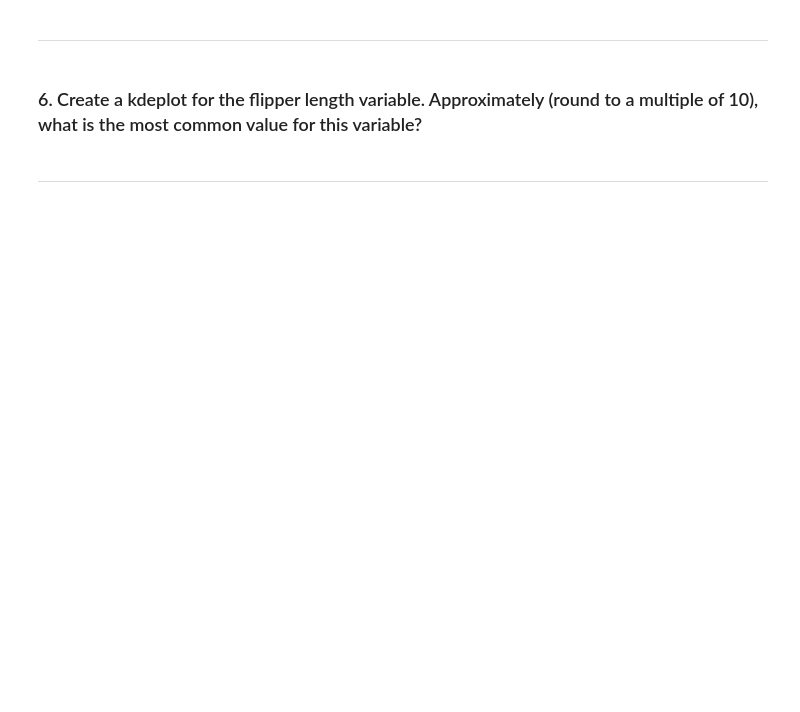
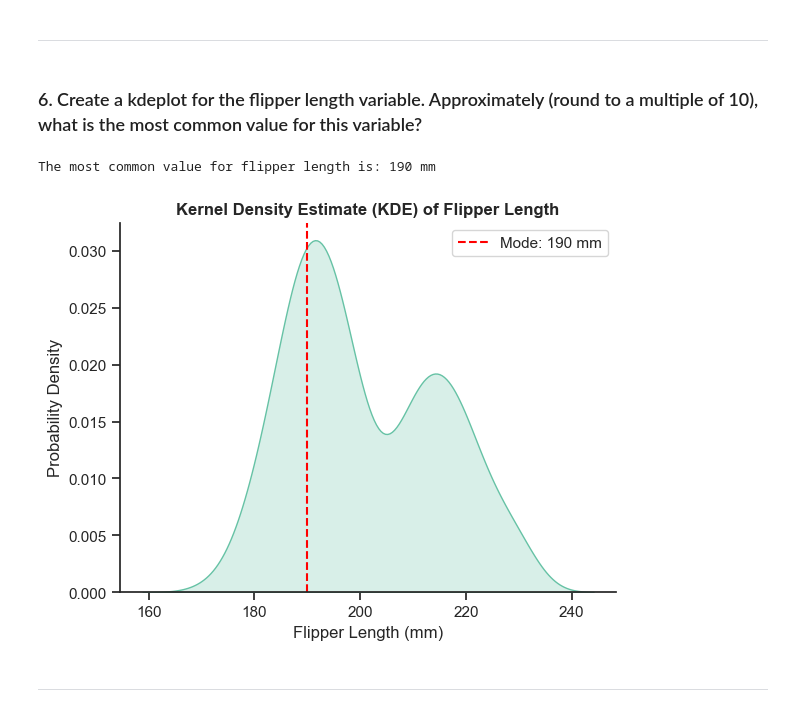
Before and after one commit to valeriemagalong/Val-Practices-Python, a Jupyter notebook: Penguins_Statistics/Statistics_Practice_Penguins_Data.ipynb, the cells around one changed output. Drawn from its saved outputs; the diff is of its cells as text; code cells hidden in the pictures; blank space fills up the shorter version.

```diff
--- a/Penguins_Statistics/Statistics_Practice_Penguins_Data.ipynb
+++ b/Penguins_Statistics/Statistics_Practice_Penguins_Data.ipynb
@@ -155,5 +188,25 @@ The 90th percentile of body mass is: 5400.0 g
 ---
 # %% [markdown]
 ### 6. Create a kdeplot for the flipper length variable. Approximately (round to a multiple of 10), what is the most common value for this variable?
+# %%
+# Find the most common value in the 'flipper_length_mm' column and assign it to mode
+mode = int(df['flipper_length_mm'].mode())
+
+print(f"The most common value for flipper length is: {mode} mm")
+# %% [output]
+The most common value for flipper length is: 190 mm
+# %%
+# Create the KDE plot
+sns.kdeplot(df, x = 'flipper_length_mm', fill = True)
+
+plt.title('Kernel Density Estimate (KDE) of Flipper Length', fontweight = 'bold')
+plt.xlabel('Flipper Length (mm)')
+plt.ylabel('Probability Density')
+plt.axvline(mode, color = 'red', linestyle = 'dashed', label = f"Mode: {mode} mm")
+plt.legend()
+
+plt.show()
+# %% [output]
+[figure, added]
 # %% [markdown]
 ---
```
Also changed, not shown: parts of 4 cells of this notebook.
